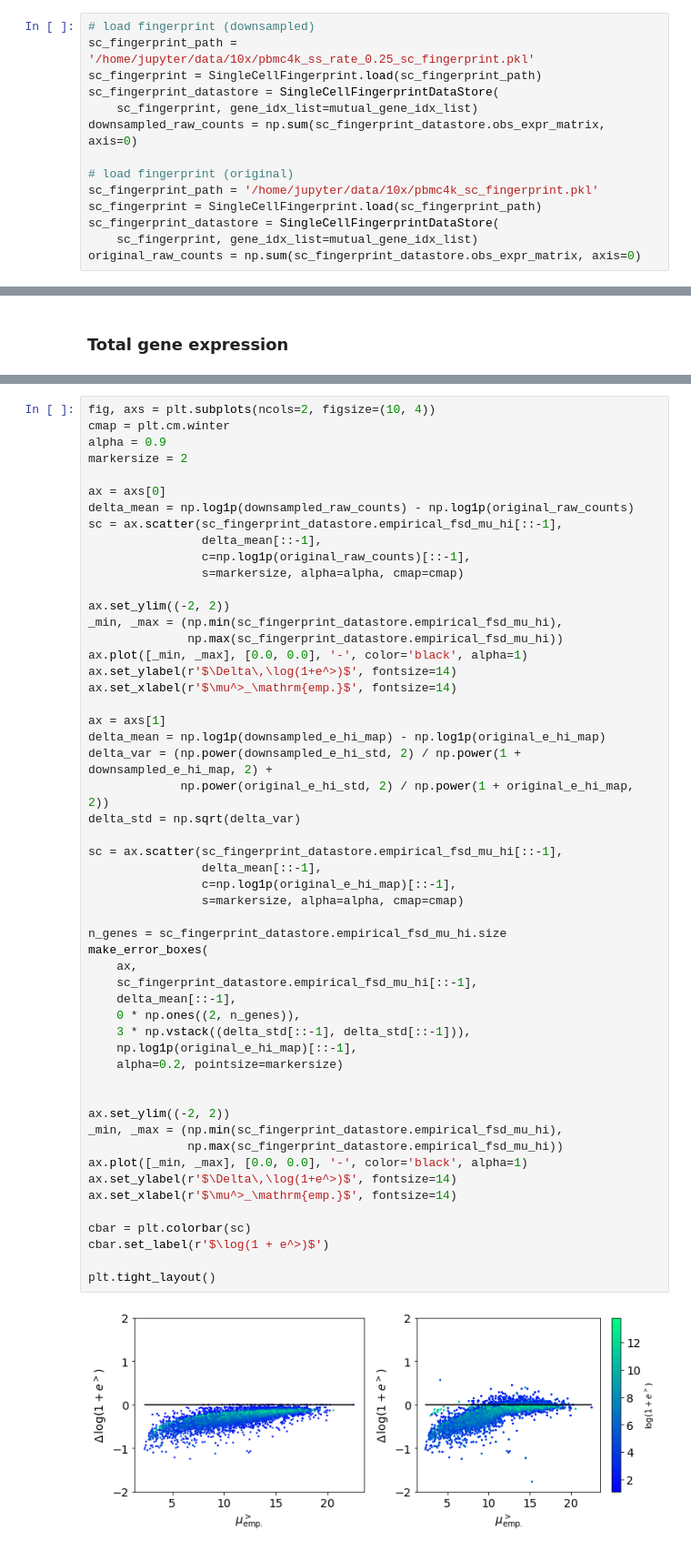
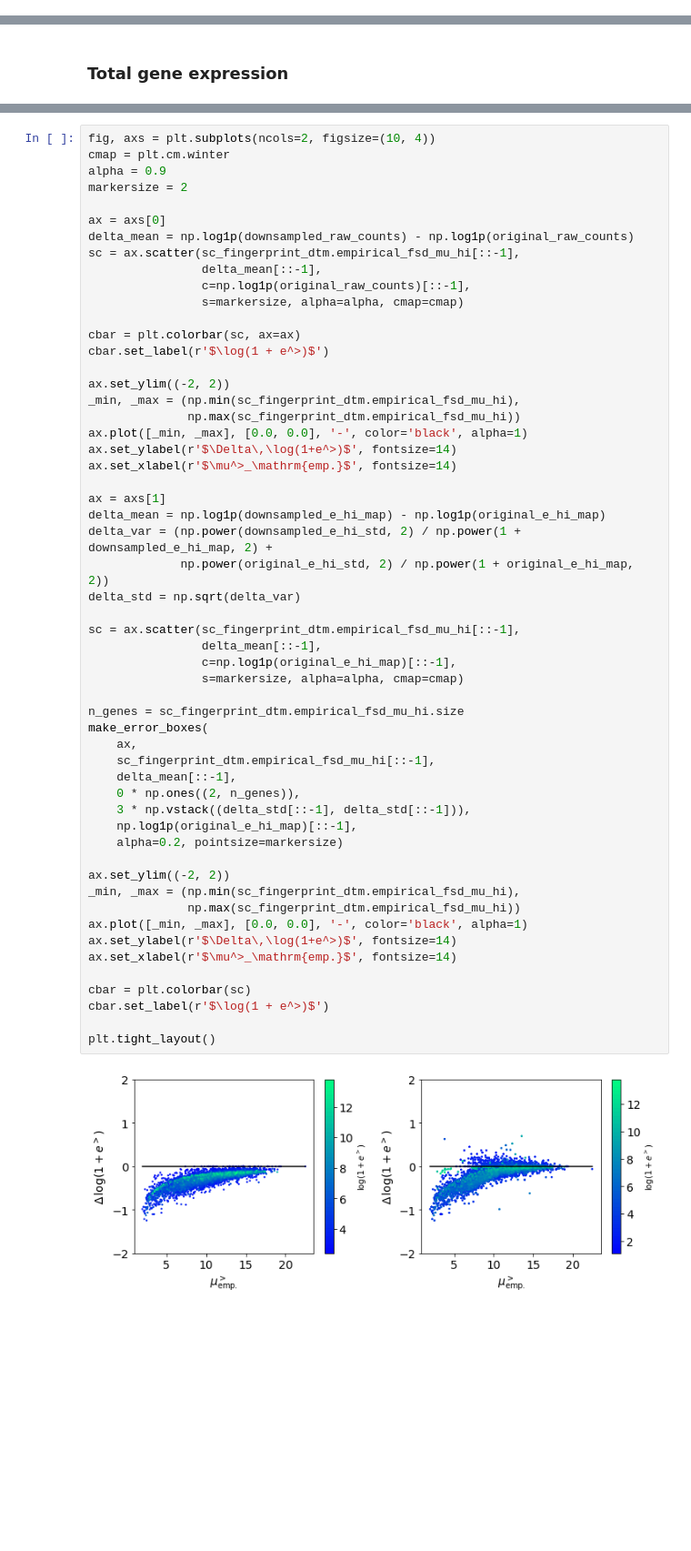
Before and after one commit to broadinstitute/CellBender, a Jupyter notebook: proto/chimera/notebooks/robustness_to_downsampling.ipynb, the cells around one changed output, grey strips where cells are left out. Shown at 91% size. Drawn from its saved outputs; the diff is of its cells as text; blank space fills up the shorter version.

```diff
--- a/proto/chimera/notebooks/robustness_to_downsampling.ipynb
+++ b/proto/chimera/notebooks/robustness_to_downsampling.ipynb
@@ -108,17 +132,3 @@ original_e_hi_ci_upper = original_e_hi_map + std_fact * original_e_hi_std
 original_e_hi_ci_lower = np.maximum(0, original_e_hi_map - std_fact * original_e_hi_std)
 downsampled_e_hi_ci_upper = downsampled_e_hi_map + std_fact * downsampled_e_hi_std
 downsampled_e_hi_ci_lower = np.maximum(0, downsampled_e_hi_map - std_fact * downsampled_e_hi_std)
-# %%
-# load fingerprint (downsampled)
-sc_fingerprint_path = '/home/jupyter/data/10x/pbmc4k_ss_rate_0.25_sc_fingerprint.pkl'
-sc_fingerprint = SingleCellFingerprint.load(sc_fingerprint_path)
-sc_fingerprint_datastore = SingleCellFingerprintDataStore(
-    sc_fingerprint, gene_idx_list=mutual_gene_idx_list)
-downsampled_raw_counts = np.sum(sc_fingerprint_datastore.obs_expr_matrix, axis=0)
-
-# load fingerprint (original)
-sc_fingerprint_path = '/home/jupyter/data/10x/pbmc4k_sc_fingerprint.pkl'
-sc_fingerprint = SingleCellFingerprint.load(sc_fingerprint_path)
-sc_fingerprint_datastore = SingleCellFingerprintDataStore(
-    sc_fingerprint, gene_idx_list=mutual_gene_idx_list)
-original_raw_counts = np.sum(sc_fingerprint_datastore.obs_expr_matrix, axis=0)
@@ -215,50 +222,52 @@ markersize = 2
 
 ax = axs[0]
 delta_mean = np.log1p(downsampled_raw_counts) - np.log1p(original_raw_counts)
-sc = ax.scatter(sc_fingerprint_datastore.empirical_fsd_mu_hi[::-1],
+sc = ax.scatter(sc_fingerprint_dtm.empirical_fsd_mu_hi[::-1],
                 delta_mean[::-1],
                 c=np.log1p(original_raw_counts)[::-1],
                 s=markersize, alpha=alpha, cmap=cmap)
 
+cbar = plt.colorbar(sc, ax=ax)
+cbar.set_label(r'$\log(1 + e^>)$')
+
 ax.set_ylim((-2, 2))
-_min, _max = (np.min(sc_fingerprint_datastore.empirical_fsd_mu_hi),
-              np.max(sc_fingerprint_datastore.empirical_fsd_mu_hi))
+_min, _max = (np.min(sc_fingerprint_dtm.empirical_fsd_mu_hi),
+              np.max(sc_fingerprint_dtm.empirical_fsd_mu_hi))
 ax.plot([_min, _max], [0.0, 0.0], '-', color='black', alpha=1)
 ax.set_ylabel(r'$\Delta\,\log(1+e^>)$', fontsize=14)
 ax.set_xlabel(r'$\mu^>_\mathrm{emp.}$', fontsize=14)
 
 ax = axs[1]
 delta_mean = np.log1p(downsampled_e_hi_map) - np.log1p(original_e_hi_map)
 delta_var = (np.power(downsampled_e_hi_std, 2) / np.power(1 + downsampled_e_hi_map, 2) +
              np.power(original_e_hi_std, 2) / np.power(1 + original_e_hi_map, 2))
 delta_std = np.sqrt(delta_var)
 
-sc = ax.scatter(sc_fingerprint_datastore.empirical_fsd_mu_hi[::-1],
+sc = ax.scatter(sc_fingerprint_dtm.empirical_fsd_mu_hi[::-1],
                 delta_mean[::-1],
                 c=np.log1p(original_e_hi_map)[::-1],
                 s=markersize, alpha=alpha, cmap=cmap)
 
-n_genes = sc_fingerprint_datastore.empirical_fsd_mu_hi.size
+n_genes = sc_fingerprint_dtm.empirical_fsd_mu_hi.size
 make_error_boxes(
     ax,
-    sc_fingerprint_datastore.empirical_fsd_mu_hi[::-1],
+    sc_fingerprint_dtm.empirical_fsd_mu_hi[::-1],
     delta_mean[::-1],
     0 * np.ones((2, n_genes)),
     3 * np.vstack((delta_std[::-1], delta_std[::-1])),
     np.log1p(original_e_hi_map)[::-1],
     alpha=0.2, pointsize=markersize)
 
-
 ax.set_ylim((-2, 2))
-_min, _max = (np.min(sc_fingerprint_datastore.empirical_fsd_mu_hi),
-              np.max(sc_fingerprint_datastore.empirical_fsd_mu_hi))
+_min, _max = (np.min(sc_fingerprint_dtm.empirical_fsd_mu_hi),
+              np.max(sc_fingerprint_dtm.empirical_fsd_mu_hi))
 ax.plot([_min, _max], [0.0, 0.0], '-', color='black', alpha=1)
 ax.set_ylabel(r'$\Delta\,\log(1+e^>)$', fontsize=14)
 ax.set_xlabel(r'$\mu^>_\mathrm{emp.}$', fontsize=14)
 
 cbar = plt.colorbar(sc)
 cbar.set_label(r'$\log(1 + e^>)$')
 
 plt.tight_layout()
 # %% [output]
-[figure, old version]
+[figure, new version]
```
Also changed, not shown: parts of 10 cells of this notebook, 1 other file.
